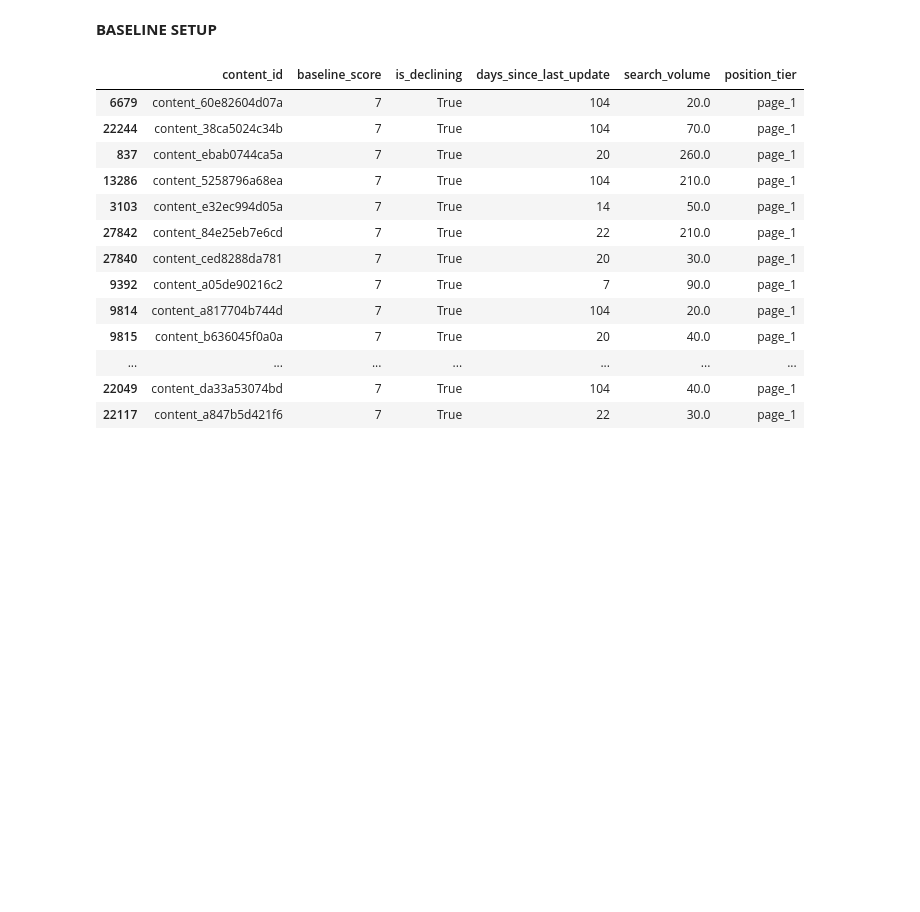
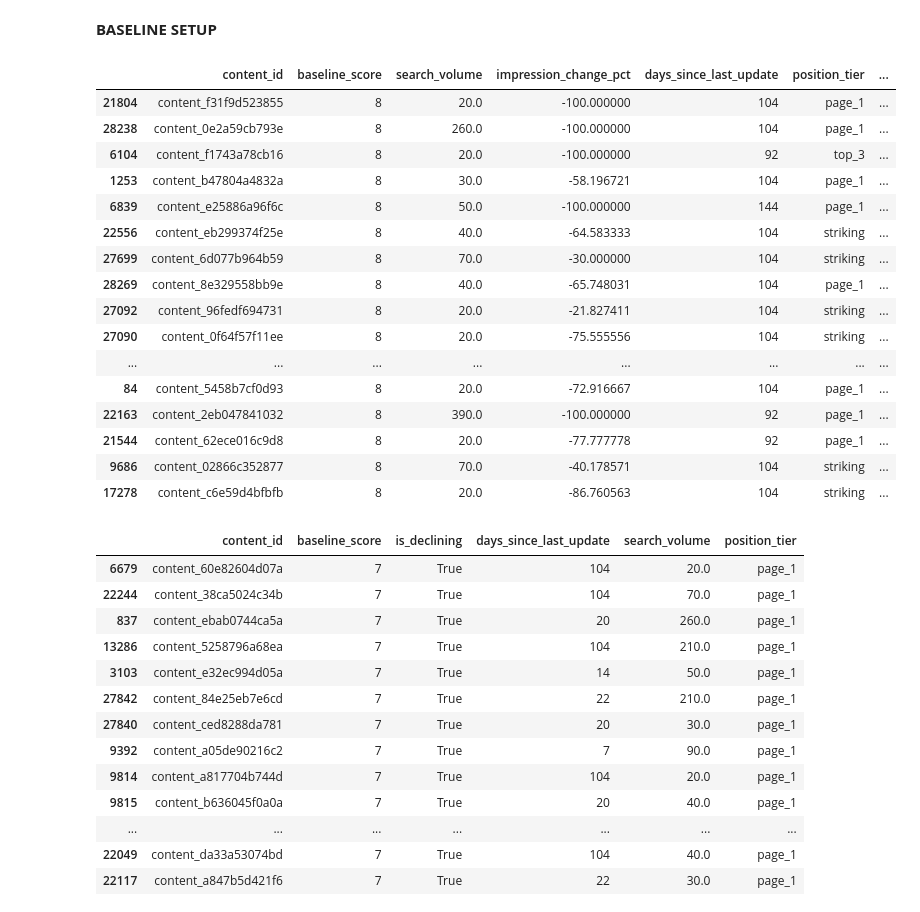
Before and after one commit to Emeka-techDev/ml-starter, a Jupyter notebook: work/notebooks/w01_research_question.ipynb, the cells around one changed output. Drawn from its saved outputs; the diff is of its cells as text; code cells hidden in the pictures; blank space fills up the shorter version.

```diff
--- a/work/notebooks/w01_research_question.ipynb
+++ b/work/notebooks/w01_research_question.ipynb
@@ -68,6 +68,101 @@ Total search volume: 4,374,350
 The starter file contains 30,000 pages, which makes reviewing each page individually impractical and creates a clear need for prioritization. Of those pages, 5,563 (18%) are declining, this suggest a meaningful subset of the content require review. The dataset contain a total search volume of 4,374,350 which indicates that the content represents a substantial amount of search demand, making the question which page should be reviewed first substantial valuable.
 # %% [markdown]
 **BASELINE SETUP**
+# %%
+import numpy as np
+
+# Signal 1: Recent performance decline
+
+df["impression_change_pct"] = (
+    (df["impressions_last_30d"] - df["impressions_prev_30d"])
+    / df["impressions_prev_30d"].replace(0, np.nan)
+) * 100
+
+df["decline_signal"] = df["impression_change_pct"] < -20
+
+
+# Signal 2: Declining + meaningful demand
+
+df["has_demand"] = df["search_volume"].fillna(0) >= 20
+
+df["declining_demand_score"] = (
+    df["decline_signal"] &
+    df["has_demand"]
+).astype(int) * 3
+
+# Signal 3: Stale + visible
+
+df["stale_visible_score"] = (
+    (df["days_since_last_update"] >= 91) &
+    (df["impressions_90d"] > 0)
+).astype(int) * 2
+
+
+# Signal 4: Page-one decay risk
+
+page_one = df["position_tier"].isin(
+    ["top_3", "page_1", "striking"]
+)
+
+df["page_one_decay_score"] = (
+    page_one &
+    df["decline_signal"]
+).astype(int) * 2
+
+
+# Signal 5: CTR review context
+
+ctr_threshold = df["ctr"].quantile(0.25)
+
+df["ctr_review_score"] = (
+    page_one &
+    (df["ctr"] <= ctr_threshold)
+).astype(int) * 1
+
+
+# Final baseline score
+
+df["baseline_score"] = (
+    df["declining_demand_score"]
+    + df["stale_visible_score"]
+    + df["page_one_decay_score"]
+    + df["ctr_review_score"]
+)
+
+baseline_queue = df.sort_values(
+    "baseline_score",
+    ascending=False
+)
+
+baseline_queue[
+    [
+        "content_id",
+        "baseline_score",
+        "search_volume",
+        "impression_change_pct",
+        "days_since_last_update",
+        "position_tier",
+        "ctr"
+    ]
+].head(20)
+# %% [output]
+|  | content_id | baseline_score | search_volume | impression_change_pct | days_since_last_update | position_tier | ... |
+| 21804 | content_f31f9d523855 | 8 | 20.0 | -100.000000 | 104 | page_1 | ... |
+| 28238 | content_0e2a59cb793e | 8 | 260.0 | -100.000000 | 104 | page_1 | ... |
+| 6104 | content_f1743a78cb16 | 8 | 20.0 | -100.000000 | 92 | top_3 | ... |
+| 1253 | content_b47804a4832a | 8 | 30.0 | -58.196721 | 104 | page_1 | ... |
+| 6839 | content_e25886a96f6c | 8 | 50.0 | -100.000000 | 144 | page_1 | ... |
+| 22556 | content_eb299374f25e | 8 | 40.0 | -64.583333 | 104 | striking | ... |
+| 27699 | content_6d077b964b59 | 8 | 70.0 | -30.000000 | 104 | striking | ... |
+| 28269 | content_8e329558bb9e | 8 | 40.0 | -65.748031 | 104 | page_1 | ... |
+| 27092 | content_96fedf694731 | 8 | 20.0 | -21.827411 | 104 | striking | ... |
+| 27090 | content_0f64f57f11ee | 8 | 20.0 | -75.555556 | 104 | striking | ... |
+| ... | ... | ... | ... | ... | ... | ... | ... |
+| 84 | content_5458b7cf0d93 | 8 | 20.0 | -72.916667 | 104 | page_1 | ... |
+| 22163 | content_2eb047841032 | 8 | 390.0 | -100.000000 | 92 | page_1 | ... |
+| 21544 | content_62ece016c9d8 | 8 | 20.0 | -77.777778 | 92 | page_1 | ... |
+| 9686 | content_02866c352877 | 8 | 70.0 | -40.178571 | 104 | striking | ... |
+| 17278 | content_c6e59d4bfbfb | 8 | 20.0 | -86.760563 | 104 | striking | ... |
 # %%
 #Signal 1 -- Declining
 df["declining_score"] = df["is_declining"].astype(int) * 3
```
Also changed, not shown: parts of 9 cells of this notebook.
